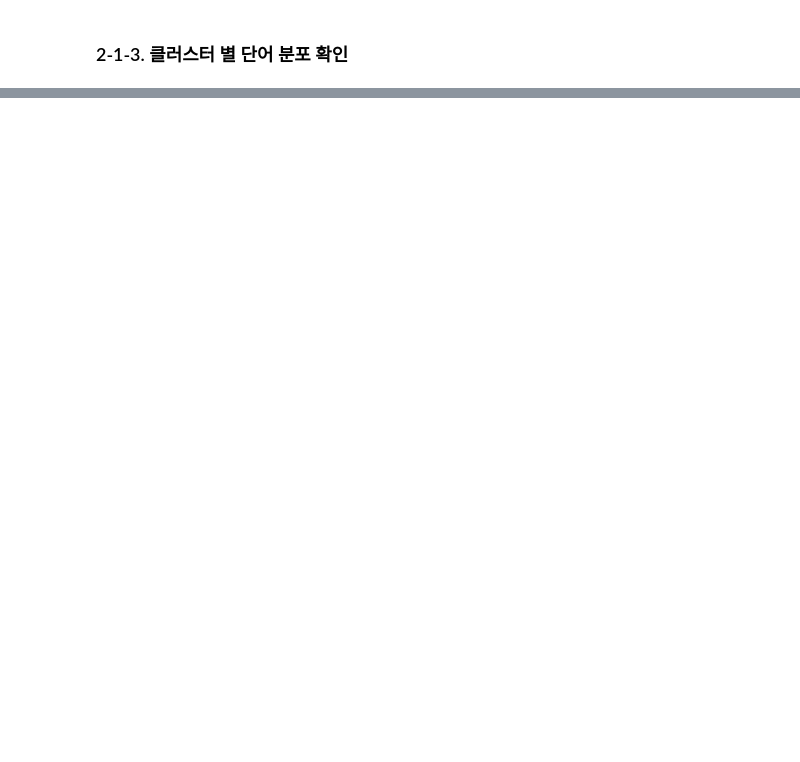
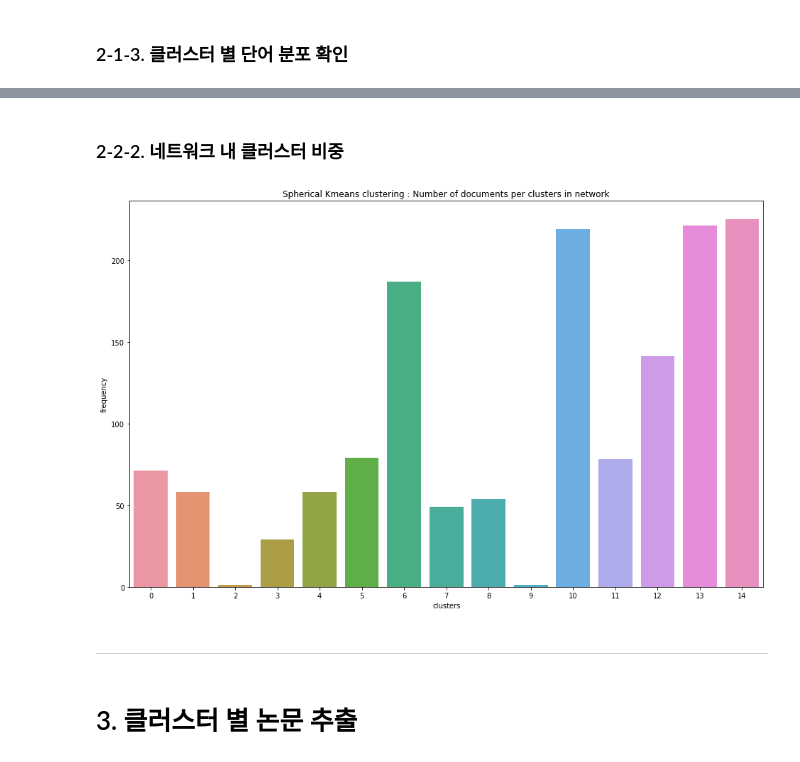
Before and after one commit to Kiminjo/Research-area-extract-from-papers, a Jupyter notebook: data analysis/clustering.ipynb, the cells around one changed output, grey strips where cells are left out. Drawn from its saved outputs; the diff is of its cells as text; code cells hidden in the pictures; blank space fills up the shorter version.

```diff
--- a/data analysis/clustering.ipynb
+++ b/data analysis/clustering.ipynb
@@ -255,0 +497,7 @@ well                    11         5
+# %%
+idx = 13
+print('Number of document in cluster {} : {}'.format(idx, count_cluster[idx]))
+print(kmeans_result[idx].head(20))
+print('\n')
+for i in range(10) :
+    print(title_per_cluster_kmeans[idx][i])
@@ -255,0 +525,7 @@ well                    11         5
+# %%
+idx = 14
+print('Number of document in cluster {} : {}'.format(idx, count_cluster[idx]))
+print(kmeans_result[idx].head(20))
+print('\n')
+for i in range(10) :
+    print(title_per_cluster_kmeans[idx][i])
@@ -255,0 +573,17 @@ well                    11         5
+# %% [markdown]
+### 2-2-2. 네트워크 내 클러스터 비중
+# %%
+count_cluster = {i : s_kmeans_clusters.tolist().count(i) for i in range(15)}
+
+fig, ax = plt.subplots(figsize=(16,10))
+sns.barplot(x=list(count_cluster.keys()), y=list(count_cluster.values()), ax=ax)
+plt.title('Spherical Kmeans clustering : Number of documents per clusters in network')
+plt.xlabel('clusters')
+plt.ylabel('frequency')
+plt.show()
+# %% [output]
+[figure, added]
+# %% [markdown]
+---
+# %% [markdown]
+# 3. 클러스터 별 논문 추출
```
Also changed, not shown: parts of 68 cells of this notebook.
